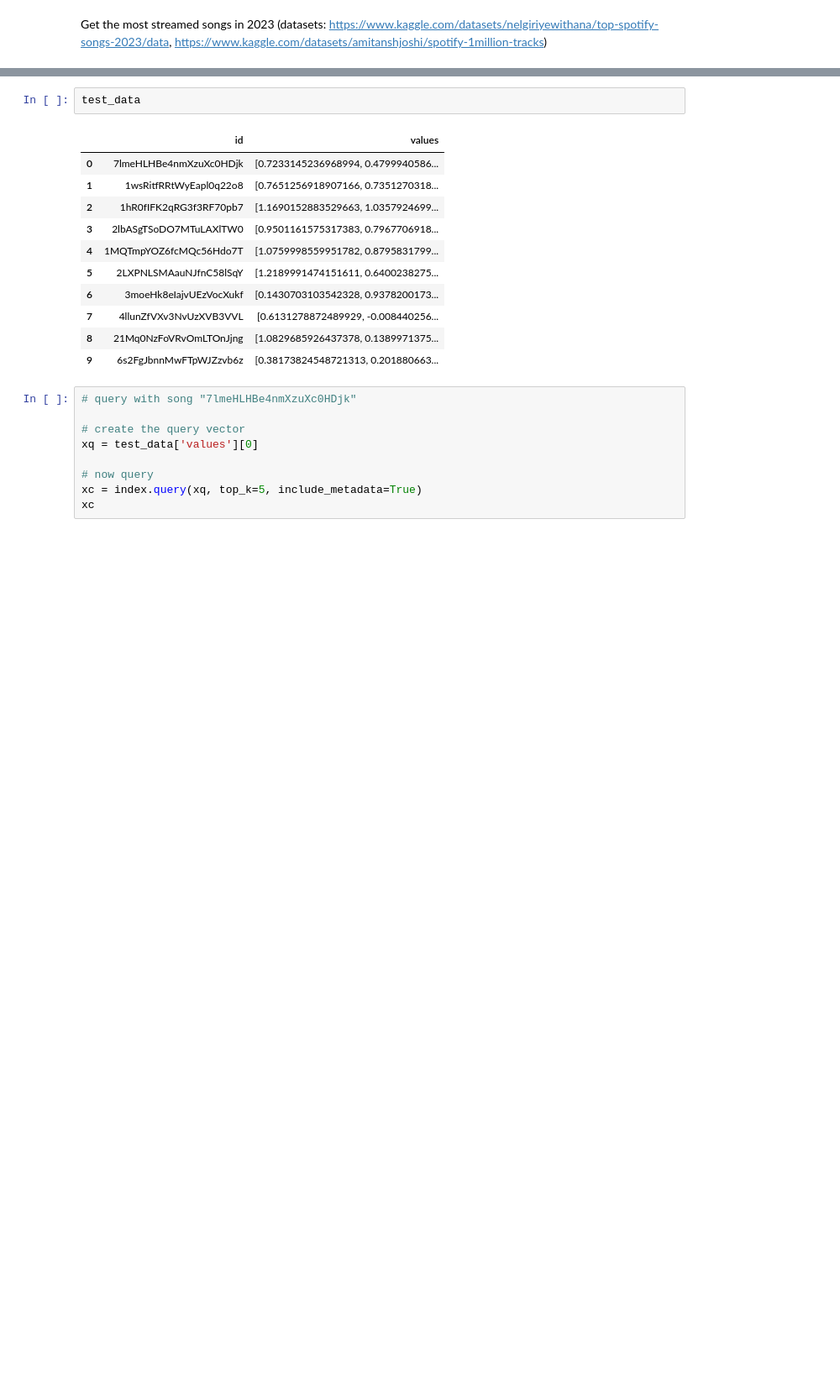
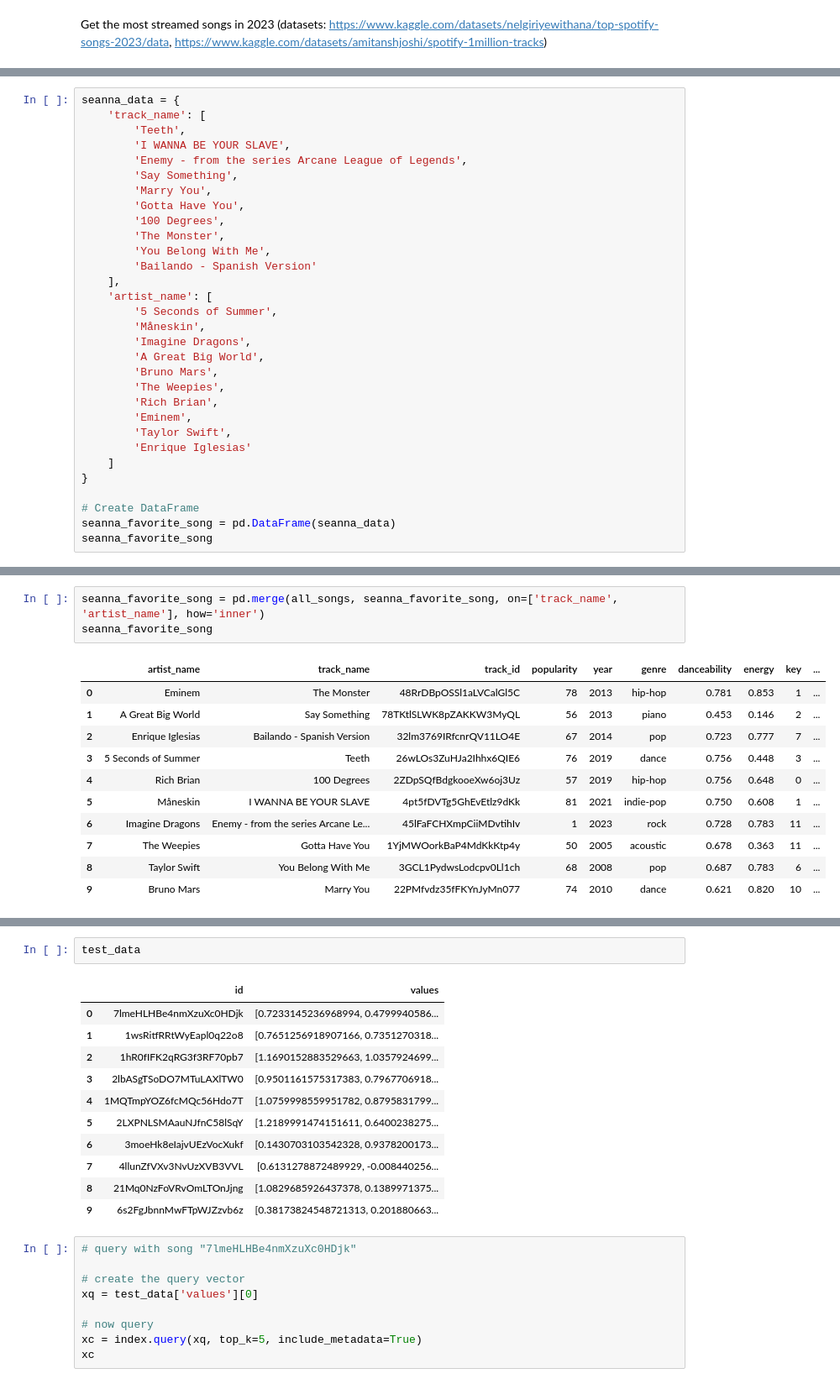
Before and after one commit to sz8689/COS_597A_Project, a Jupyter notebook: Music recommendation system.ipynb, the cells around one changed output, grey strips where cells are left out. Shown at 84% size. Drawn from its saved outputs; the diff is of its cells as text; blank space fills up the shorter version.

```diff
--- a/Music recommendation system.ipynb
+++ b/Music recommendation system.ipynb
@@ -424,0 +557,31 @@ year (do we want this?)
+# %%
+seanna_data = {
+    'track_name': [
+        'Teeth',
+        'I WANNA BE YOUR SLAVE',
+        'Enemy - from the series Arcane League of Legends',
+        'Say Something',
+        'Marry You',
+        'Gotta Have You',
+        '100 Degrees',
+        'The Monster',
+        'You Belong With Me',
+        'Bailando - Spanish Version'
+    ],
+    'artist_name': [
+        '5 Seconds of Summer',
+        'Måneskin',
+        'Imagine Dragons',
+        'A Great Big World',
+        'Bruno Mars',
+        'The Weepies',
+        'Rich Brian',
+        'Eminem',
+        'Taylor Swift',
+        'Enrique Iglesias'
+    ]
+}
+
+# Create DataFrame
+seanna_favorite_song = pd.DataFrame(seanna_data)
+seanna_favorite_song
@@ -424,0 +600,15 @@ year (do we want this?)
+# %%
+seanna_favorite_song = pd.merge(all_songs, seanna_favorite_song, on=['track_name', 'artist_name'], how='inner')
+seanna_favorite_song
+# %% [output]
+|  | artist_name | track_name | track_id | popularity | year | genre | danceability | energy | key | ... |
+| 0 | Eminem | The Monster | 48RrDBpOSSl1aLVCalGl5C | 78 | 2013 | hip-hop | 0.781 | 0.853 | 1 | ... |
+| 1 | A Great Big World | Say Something | 78TKtlSLWK8pZAKKW3MyQL | 56 | 2013 | piano | 0.453 | 0.146 | 2 | ... |
+| 2 | Enrique Iglesias | Bailando - Spanish Version | 32lm3769IRfcnrQV11LO4E | 67 | 2014 | pop | 0.723 | 0.777 | 7 | ... |
+| 3 | 5 Seconds of Summer | Teeth | 26wLOs3ZuHJa2Ihhx6QIE6 | 76 | 2019 | dance | 0.756 | 0.448 | 3 | ... |
+| 4 | Rich Brian | 100 Degrees | 2ZDpSQfBdgkooeXw6oj3Uz | 57 | 2019 | hip-hop | 0.756 | 0.648 | 0 | ... |
+| 5 | Måneskin | I WANNA BE YOUR SLAVE | 4pt5fDVTg5GhEvEtlz9dKk | 81 | 2021 | indie-pop | 0.750 | 0.608 | 1 | ... |
+| 6 | Imagine Dragons | Enemy - from the series Arcane Le... | 45lFaFCHXmpCiiMDvtihIv | 1 | 2023 | rock | 0.728 | 0.783 | 11 | ... |
+| 7 | The Weepies | Gotta Have You | 1YjMWOorkBaP4MdKkKtp4y | 50 | 2005 | acoustic | 0.678 | 0.363 | 11 | ... |
+| 8 | Taylor Swift | You Belong With Me | 3GCL1PydwsLodcpv0Ll1ch | 68 | 2008 | pop | 0.687 | 0.783 | 6 | ... |
+| 9 | Bruno Mars | Marry You | 22PMfvdz35fFKYnJyMn077 | 74 | 2010 | dance | 0.621 | 0.820 | 10 | ... |
```
Also changed, not shown: parts of 34 cells of this notebook.
